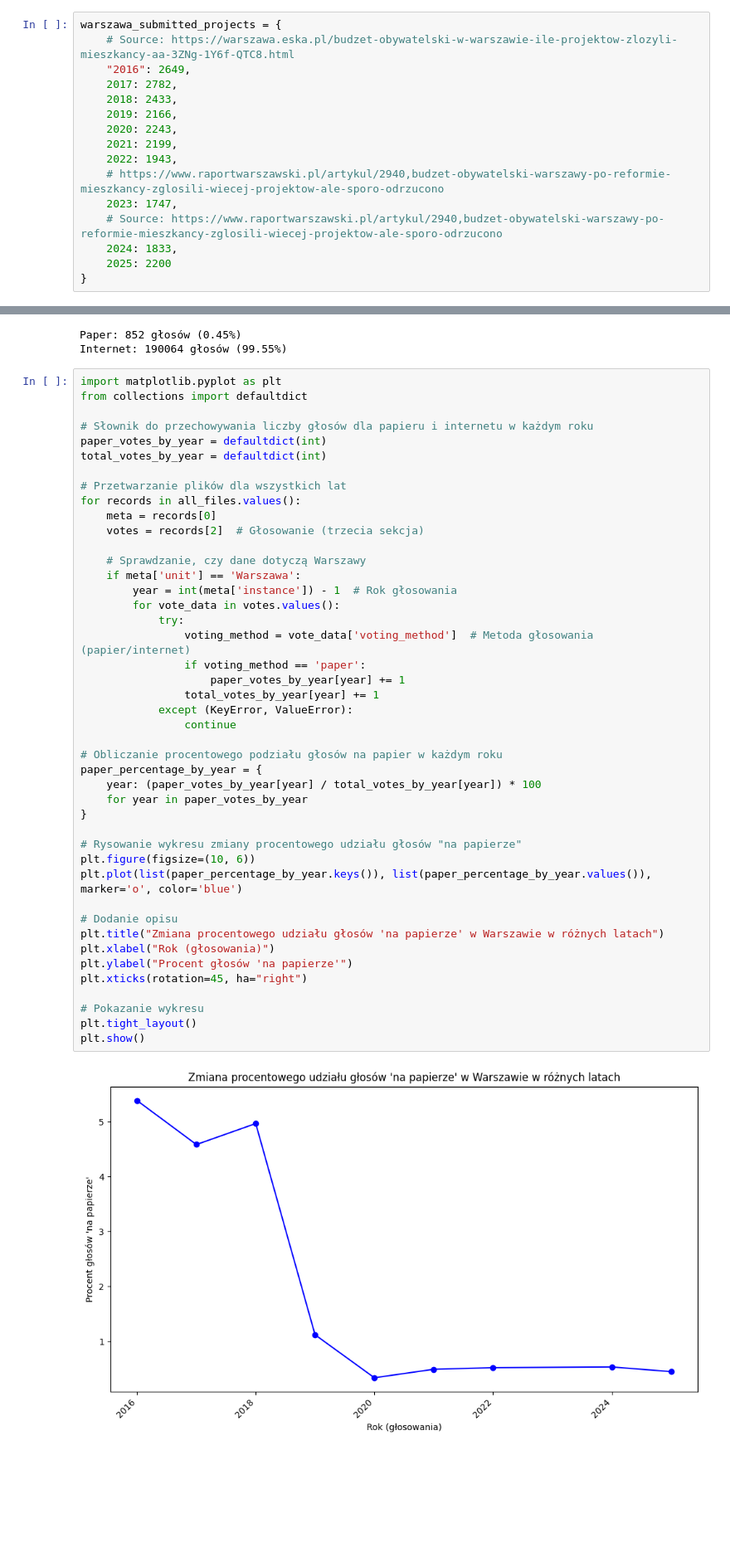
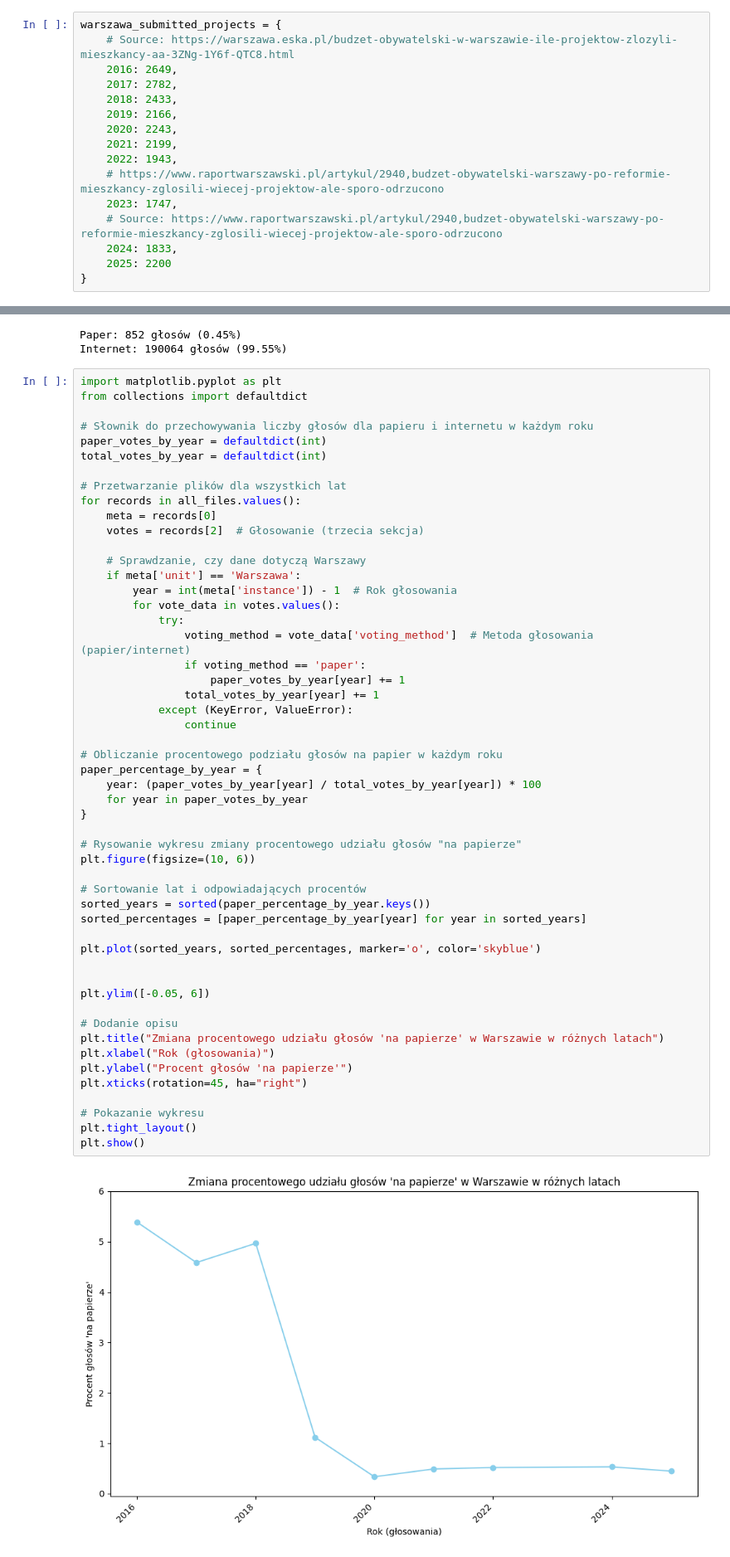
Before and after one commit to pabulib/pabulib_process_data, a Jupyter notebook: src/analytics/wwa_2026_statistics.ipynb, the cells around one changed output, grey strips where cells are left out. Shown at 83% size. Cells and saved outputs as stored; diff of their text form; blank space fills up the shorter version.

```diff
--- a/src/analytics/wwa_2026_statistics.ipynb
+++ b/src/analytics/wwa_2026_statistics.ipynb
@@ -294,7 +294,7 @@ files_per_year_sorted
 # %%
 warszawa_submitted_projects = {
     # Source: https://warszawa.eska.pl/budzet-obywatelski-w-warszawie-ile-projektow-zlozyli-mieszkancy-aa-3ZNg-1Y6f-QTC8.html
-    "2016": 2649,
+    2016: 2649,
     2017: 2782,
     2018: 2433,
     2019: 2166,
@@ -949,35 +990,43 @@ for records in all_files.values():
     if meta['unit'] == 'Warszawa':
         year = int(meta['instance']) - 1  # Rok głosowania
         for vote_data in votes.values():
             try:
                 voting_method = vote_data['voting_method']  # Metoda głosowania (papier/internet)
                 if voting_method == 'paper':
                     paper_votes_by_year[year] += 1
                 total_votes_by_year[year] += 1
             except (KeyError, ValueError):
                 continue
 
 # Obliczanie procentowego podziału głosów na papier w każdym roku
 paper_percentage_by_year = {
     year: (paper_votes_by_year[year] / total_votes_by_year[year]) * 100
     for year in paper_votes_by_year
 }
 
 # Rysowanie wykresu zmiany procentowego udziału głosów "na papierze"
 plt.figure(figsize=(10, 6))
-plt.plot(list(paper_percentage_by_year.keys()), list(paper_percentage_by_year.values()), marker='o', color='blue')
+
+# Sortowanie lat i odpowiadających procentów
+sorted_years = sorted(paper_percentage_by_year.keys())
+sorted_percentages = [paper_percentage_by_year[year] for year in sorted_years]
+
+plt.plot(sorted_years, sorted_percentages, marker='o', color='skyblue')
+
+
+plt.ylim([-0.05, 6])
 
 # Dodanie opisu
 plt.title("Zmiana procentowego udziału głosów 'na papierze' w Warszawie w różnych latach")
 plt.xlabel("Rok (głosowania)")
 plt.ylabel("Procent głosów 'na papierze'")
 plt.xticks(rotation=45, ha="right")
 
 # Pokazanie wykresu
 plt.tight_layout()
 plt.show()
 # %% [output]
-[figure, old version]
+[figure, new version]
 # %%
 category_mapping = {
     "edukacja": "education",
```
Also changed, not shown: parts of 7 cells of this notebook.
